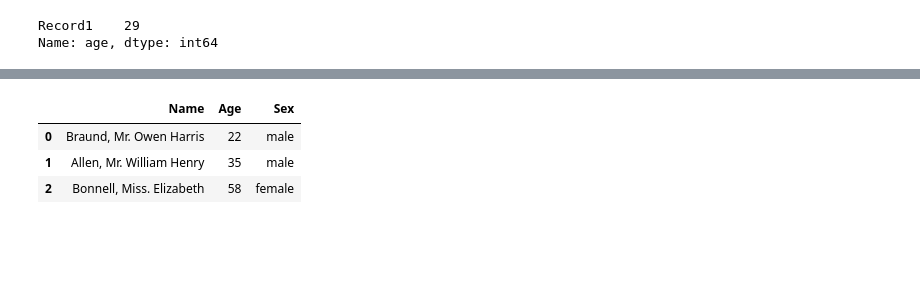
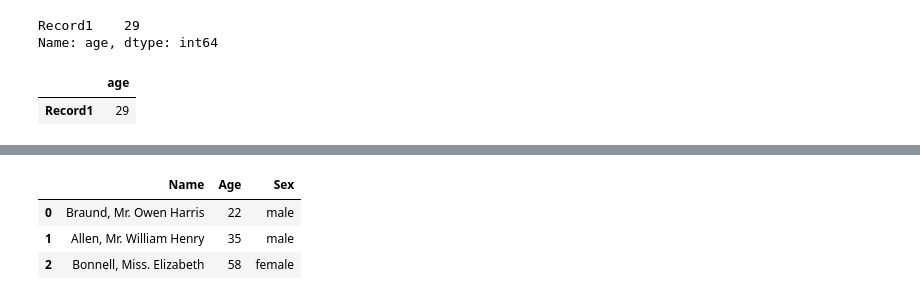
Before and after one commit to shubhamwaghmare108/B07_Python, a Jupyter notebook: Day23-pandas1.ipynb, the cells around one changed output, grey strips where cells are left out. Cells and saved outputs as stored; diff of their text form; code cells hidden in the pictures; blank space fills up the shorter version.

```diff
--- a/Day23-pandas1.ipynb
+++ b/Day23-pandas1.ipynb
@@ -121,6 +133,11 @@ df["age"]
 # %% [output]
 Record1    29
 Name: age, dtype: int64
+# %%
+df[["age"]]
+# %% [output]
+|  | age |
+| Record1 | 29 |
 # %%
 df.columns
 # %% [output]
```
Also changed, not shown: parts of 37 cells of this notebook, 11 other files.
